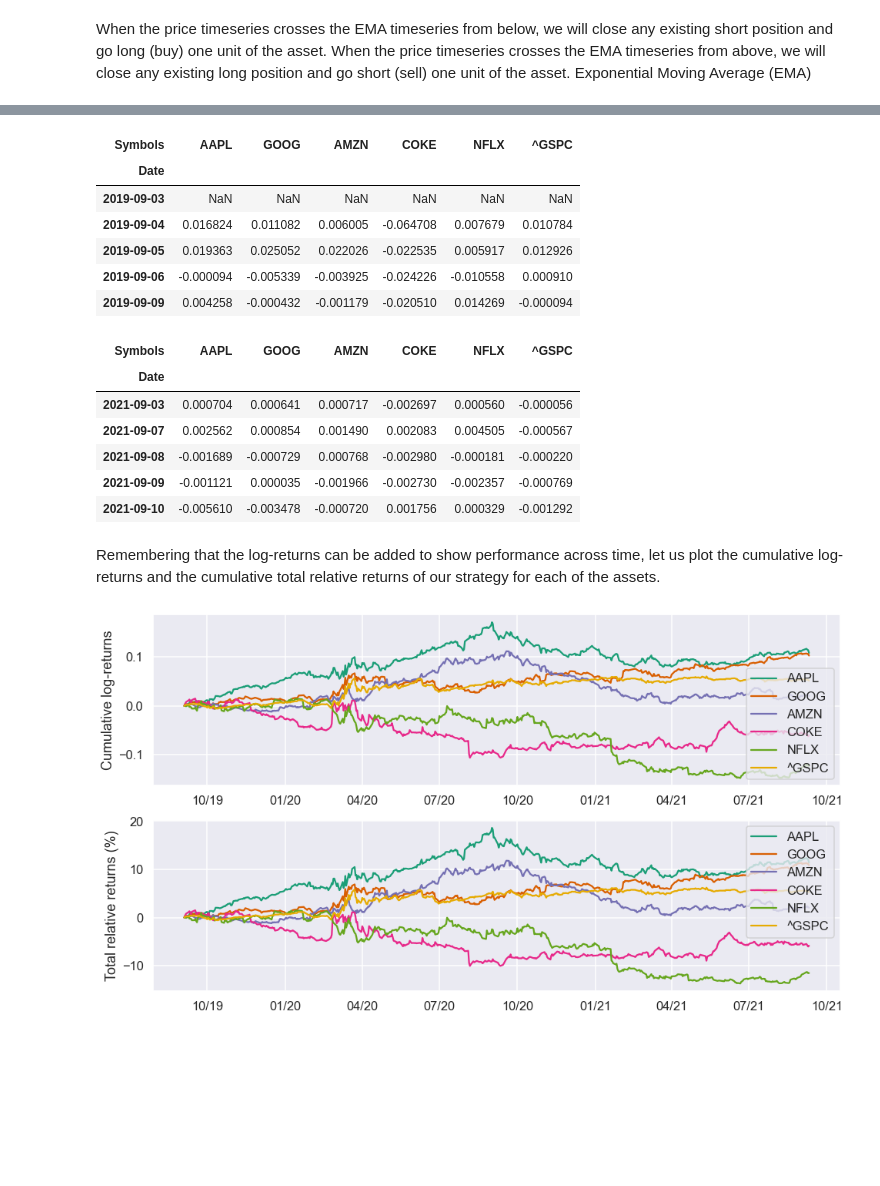
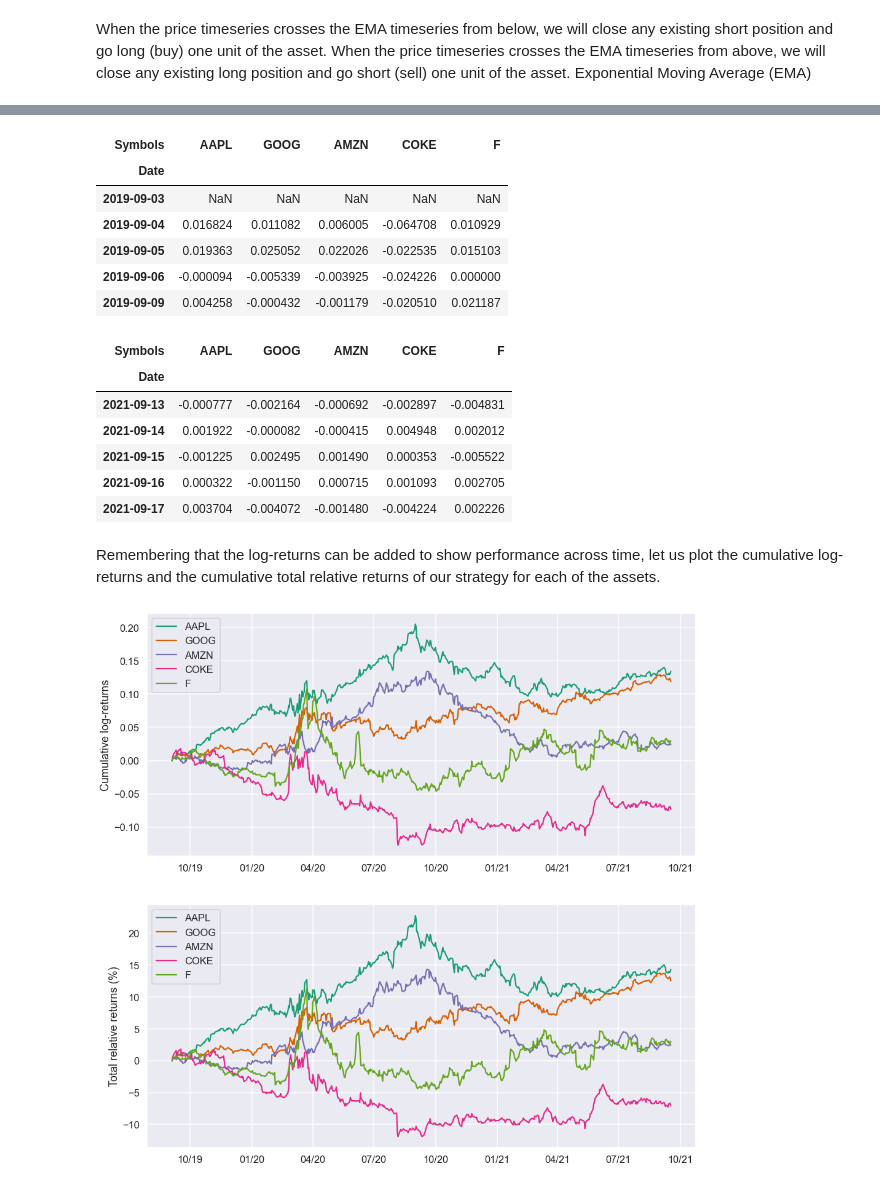
Before and after one commit to johana-aleman06/JG-FinalProject-Stock, a Jupyter notebook: JG Project predictions.ipynb, the cells around one changed output, grey strips where cells are left out. Cells and saved outputs as stored; diff of their text form; code cells hidden in the pictures; blank space fills up the shorter version.

```diff
--- a/JG Project predictions.ipynb
+++ b/JG Project predictions.ipynb
@@ -13,14 +13,14 @@ sns.set(style='darkgrid', context='talk', palette='Dark2')
 
 my_year_month_fmt = mdates.DateFormatter('%m/%y')
 # %%
-# Define the instruments to download. We would like to see Apple, Google and the S&P500 index.
-tickers = ['AAPL', 'GOOG', 'AMZN', 'COKE','NFLX','^GSPC']
+# Define the instruments to download. We would like to see Apple, Google Amazon, Coke and Ford.
+tickers = ['AAPL', 'GOOG', 'AMZN', 'COKE','F']
 
-# We would like all available data from 01/01/2000 until 12/31/2016.
+# We would like all available data from 09/01/2019 until 09/18/2021.
 start_date = '2019-09-01'
-end_date =  dt.datetime.now()
+end_date =  '2021-09-18'
 
 # User pandas_reader.data.DataReader to load the desired data. As simple as that.
 # Getting just the adjusted closing prices. This will return a Pandas DataFrame
 # The index in this DataFrame is the major index of the panel_data.
-panel_data = data.get_data_yahoo(tickers, start = start_date)['Adj Close']
+panel_data = data.get_data_yahoo(tickers, start = start_date, end = end_date)['Adj Close']
@@ -401,5 +482,5 @@ trading_positions_raw.tail()
 # %%
-# Taking the sign of the difference to determine whether the price or the EMA is greater and then multiplying by 1/6
-trading_positions = trading_positions_raw.apply(np.sign) * 1/6
+# Taking the sign of the difference to determine whether the price or the EMA is greater and then multiplying by 1/5
+trading_positions = trading_positions_raw.apply(np.sign) * 1/5
 trading_positions.tail()
 # %% [output]
@@ -436,50 +517,50 @@ ax2.xaxis.set_major_formatter(my_year_month_fmt)
 asset_log_returns = np.log(panel_data).diff()
 asset_log_returns.head()
 # %% [output]
-| Symbols | AAPL | GOOG | AMZN | COKE | NFLX | ^GSPC |
-| Date |  |  |  |  |  |  |
-| 2019-09-03 | NaN | NaN | NaN | NaN | NaN | NaN |
-| 2019-09-04 | 0.016824 | 0.011082 | 0.006005 | -0.064708 | 0.007679 | 0.010784 |
-| 2019-09-05 | 0.019363 | 0.025052 | 0.022026 | -0.022535 | 0.005917 | 0.012926 |
-| 2019-09-06 | -0.000094 | -0.005339 | -0.003925 | -0.024226 | -0.010558 | 0.000910 |
-| 2019-09-09 | 0.004258 | -0.000432 | -0.001179 | -0.020510 | 0.014269 | -0.000094 |
+| Symbols | AAPL | GOOG | AMZN | COKE | F |
+| Date |  |  |  |  |  |
+| 2019-09-03 | NaN | NaN | NaN | NaN | NaN |
+| 2019-09-04 | 0.016824 | 0.011082 | 0.006005 | -0.064708 | 0.010929 |
+| 2019-09-05 | 0.019363 | 0.025052 | 0.022026 | -0.022535 | 0.015103 |
+| 2019-09-06 | -0.000094 | -0.005339 | -0.003925 | -0.024226 | 0.000000 |
+| 2019-09-09 | 0.004258 | -0.000432 | -0.001179 | -0.020510 | 0.021187 |
 # %%
 strategy_asset_log_returns = trading_positions_final * asset_log_returns
 strategy_asset_log_returns.tail()
 # %% [output]
-| Symbols | AAPL | GOOG | AMZN | COKE | NFLX | ^GSPC |
-| Date |  |  |  |  |  |  |
-| 2021-09-03 | 0.000704 | 0.000641 | 0.000717 | -0.002697 | 0.000560 | -0.000056 |
-| 2021-09-07 | 0.002562 | 0.000854 | 0.001490 | 0.002083 | 0.004505 | -0.000567 |
-| 2021-09-08 | -0.001689 | -0.000729 | 0.000768 | -0.002980 | -0.000181 | -0.000220 |
-| 2021-09-09 | -0.001121 | 0.000035 | -0.001966 | -0.002730 | -0.002357 | -0.000769 |
-| 2021-09-10 | -0.005610 | -0.003478 | -0.000720 | 0.001756 | 0.000329 | -0.001292 |
+| Symbols | AAPL | GOOG | AMZN | COKE | F |
+| Date |  |  |  |  |  |
+| 2021-09-13 | -0.000777 | -0.002164 | -0.000692 | -0.002897 | -0.004831 |
+| 2021-09-14 | 0.001922 | -0.000082 | -0.000415 | 0.004948 | 0.002012 |
+| 2021-09-15 | -0.001225 | 0.002495 | 0.001490 | 0.000353 | -0.005522 |
+| 2021-09-16 | 0.000322 | -0.001150 | 0.000715 | 0.001093 | 0.002705 |
+| 2021-09-17 | 0.003704 | -0.004072 | -0.001480 | -0.004224 | 0.002226 |
 # %% [markdown]
 Remembering that the log-returns can be added to show performance across time, let us plot the cumulative log-returns and the cumulative total relative returns of our strategy for each of the assets.
 # %%
 # Get the cumulative log-returns per asset
 cum_strategy_asset_log_returns = strategy_asset_log_returns.cumsum()
 
 # Transform the cumulative log returns to relative returns
 cum_strategy_asset_relative_returns = np.exp(cum_strategy_asset_log_returns) - 1
 
-fig, (ax1, ax2) = plt.subplots(2, 1, figsize=(16,9))
+fig, (ax1, ax2) = plt.subplots(2, 1, figsize=(16,16))
 
 for c in asset_log_returns:
     ax1.plot(cum_strategy_asset_log_returns.index, cum_strategy_asset_log_returns[c], label=str(c))
 
 ax1.set_ylabel('Cumulative log-returns')
 ax1.legend(loc='best')
 ax1.xaxis.set_major_formatter(my_year_month_fmt)
 
 for c in asset_log_returns:
     ax2.plot(cum_strategy_asset_relative_returns.index, 100*cum_strategy_asset_relative_returns[c], label=str(c))
 
 ax2.set_ylabel('Total relative returns (%)')
 ax2.legend(loc='best')
 ax2.xaxis.set_major_formatter(my_year_month_fmt)
 # %% [output]
-[figure, old version]
+[figure, new version]
 # %%
 #Total Return of the Strategy
 # Total strategy relative returns. This is the exact calculation.
```
Also changed, not shown: parts of 35 cells of this notebook, 1 other file.
